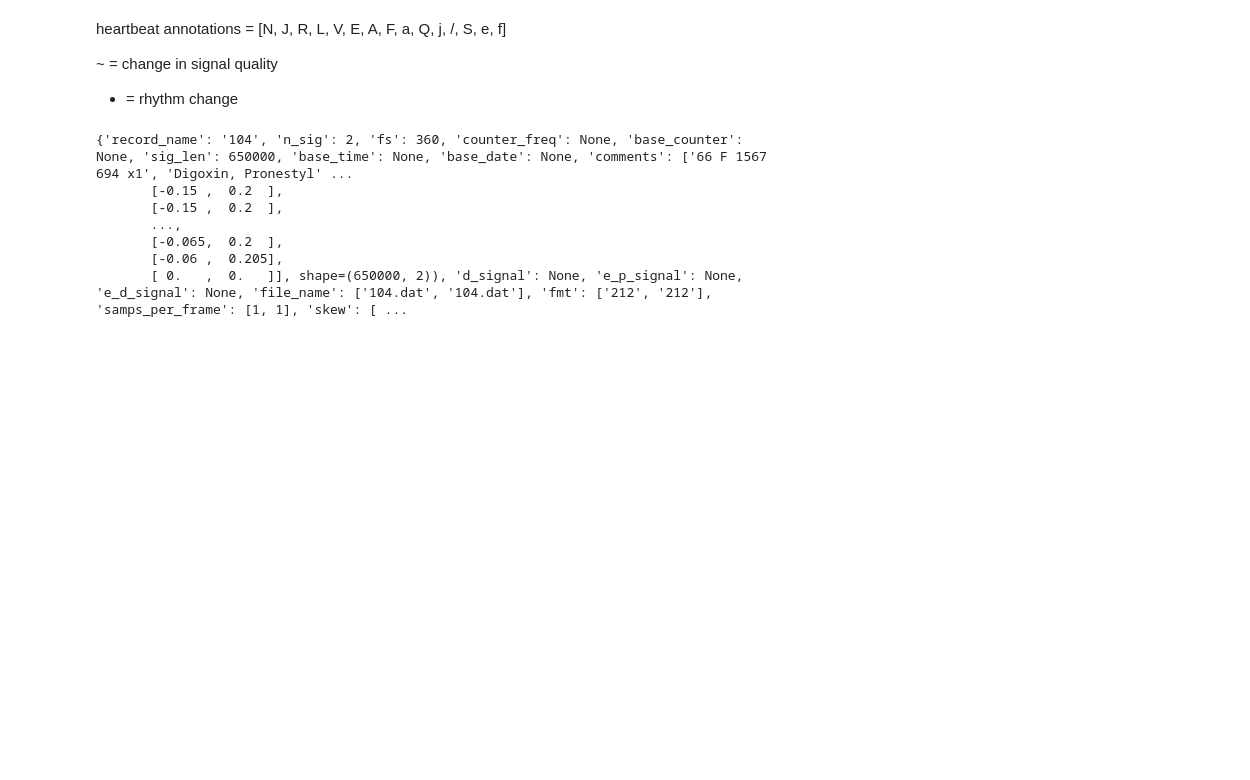
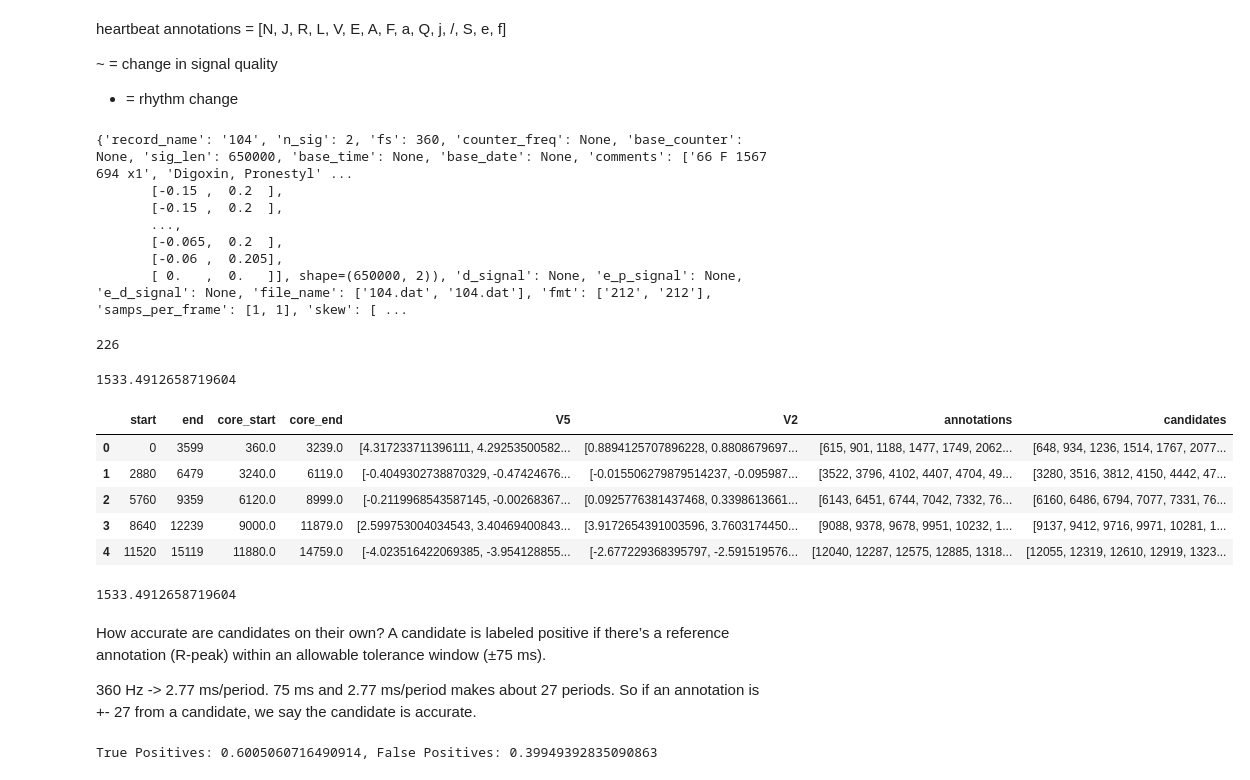
Before and after one commit to EvanZimmerman307/dbn-framework, a Jupyter notebook: data/eda/mit-bih.ipynb, the cells around one changed output. Drawn from its saved outputs; the diff is of its cells as text; code cells hidden in the pictures; blank space fills up the shorter version.

```diff
--- a/data/eda/mit-bih.ipynb
+++ b/data/eda/mit-bih.ipynb
@@ -264,3 +264,76 @@ print(record.__dict__)
        [-0.065,  0.2  ],
        [-0.06 ,  0.205],
        [ 0.   ,  0.   ]], shape=(650000, 2)), 'd_signal': None, 'e_p_signal': None, 'e_d_signal': None, 'file_name': ['104.dat', '104.dat'], 'fmt': ['212', '212'], 'samps_per_frame': [1, 1], 'skew': [ ...
+# %%
+from pathlib import Path
+import pandas as pd
+
+parquet_file = Path('../preprocessed/train/104.parquet')
+intermediate_parquet = pd.read_parquet(parquet_file)
+intermediate_parquet.head(5)
+print(len(intermediate_parquet))
+# %% [output]
+226
+# %%
+intermediate_parquet.tail(5)
+print(intermediate_parquet["V5"][0].sum())
+# %% [output]
+1533.4912658719604
+# %%
+from pathlib import Path
+import pandas as pd
+
+parquet_file = Path('../preprocessed/train/104.parquet')
+intermediate_parquet = pd.read_parquet(parquet_file)
+intermediate_parquet.head(5)
+# %% [output]
+|  | start | end | core_start | core_end | V5 | V2 | annotations | candidates |
+| 0 | 0 | 3599 | 360.0 | 3239.0 | [4.317233711396111, 4.29253500582... | [0.8894125707896228, 0.8808679697... | [615, 901, 1188, 1477, 1749, 2062... | [648, 934, 1236, 1514, 1767, 2077... |
+| 1 | 2880 | 6479 | 3240.0 | 6119.0 | [-0.4049302738870329, -0.47424676... | [-0.015506279879514237, -0.095987... | [3522, 3796, 4102, 4407, 4704, 49... | [3280, 3516, 3812, 4150, 4442, 47... |
+| 2 | 5760 | 9359 | 6120.0 | 8999.0 | [-0.2119968543587145, -0.00268367... | [0.0925776381437468, 0.3398613661... | [6143, 6451, 6744, 7042, 7332, 76... | [6160, 6486, 6794, 7077, 7331, 76... |
+| 3 | 8640 | 12239 | 9000.0 | 11879.0 | [2.599753004034543, 3.40469400843... | [3.9172654391003596, 3.7603174450... | [9088, 9378, 9678, 9951, 10232, 1... | [9137, 9412, 9716, 9971, 10281, 1... |
+| 4 | 11520 | 15119 | 11880.0 | 14759.0 | [-4.023516422069385, -3.954128855... | [-2.677229368395797, -2.591519576... | [12040, 12287, 12575, 12885, 1318... | [12055, 12319, 12610, 12919, 1323... |
+# %%
+intermediate_parquet.tail(5)
+print(intermediate_parquet["V5"][0].sum())
+# %% [output]
+1533.4912658719604
+# %% [markdown]
+How accurate are candidates on their own? A candidate is labeled positive if there’s a reference annotation (R-peak) within an allowable tolerance window (±75 ms).
+
+360 Hz -> 2.77 ms/period. 75 ms and 2.77 ms/period makes about 27 periods. So if an annotation is +- 27 from a candidate, we say the candidate is accurate.
+# %%
+from pathlib import Path
+
+# For each candidate determine if an annotation is within +- 27.
+true_positive = 0
+false_positive = 0
+total_candidates = 0
+
+directory_path = Path("../preprocessed/train")
+
+for f in directory_path.iterdir():
+    intermediate_parquet = pd.read_parquet(f)
+    for index, row in intermediate_parquet.iterrows():
+        candidates = row["candidates"]
+        total_candidates += len(candidates)
+        annotations = row["annotations"]
+        annotation_ind = 0
+        for c in candidates: # check all candidates
+            positive_found = False # always start with no match
+            for a in annotations:
+                if a >= c-27 and a <= c+ 27:
+                    true_positive += 1 # within threshold
+                    positive_found = True
+                    break # stop searching
+
+            if positive_found == False: # count false positive if we never found a match
+                false_positive += 1
+
+
+
+
+
+print(f"True Positives: {true_positive / total_candidates}, False Positives: {false_positive / total_candidates}")
+# %% [output]
+True Positives: 0.6005060716490914, False Positives: 0.39949392835090863
```
Also changed, not shown: 9 other files.
